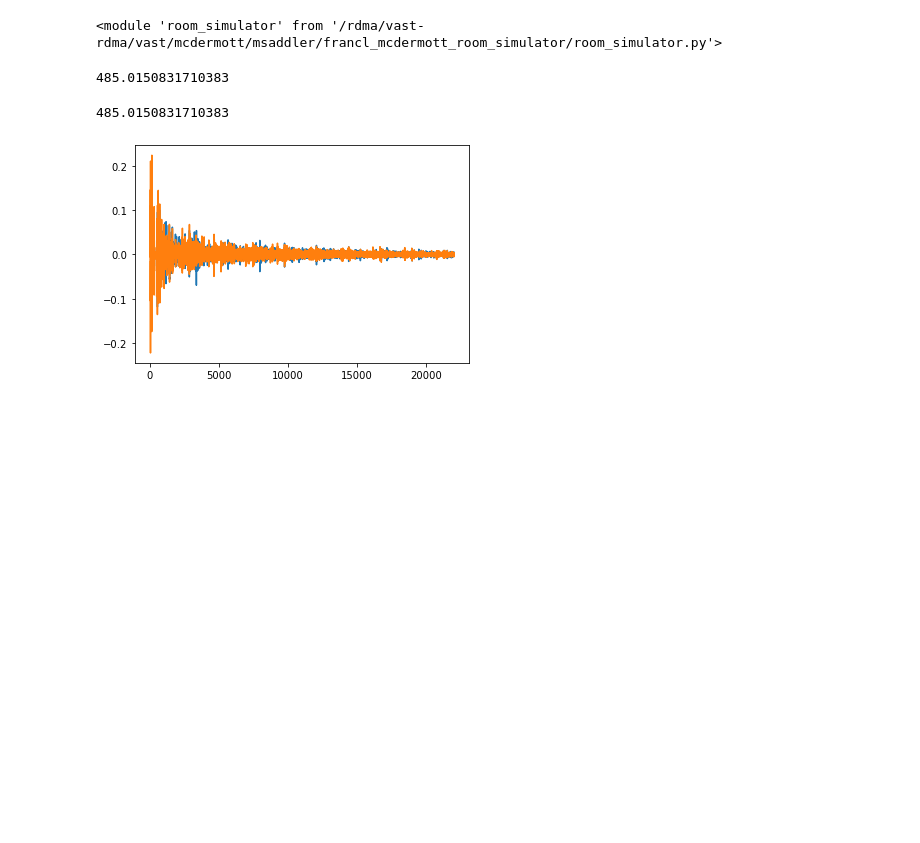
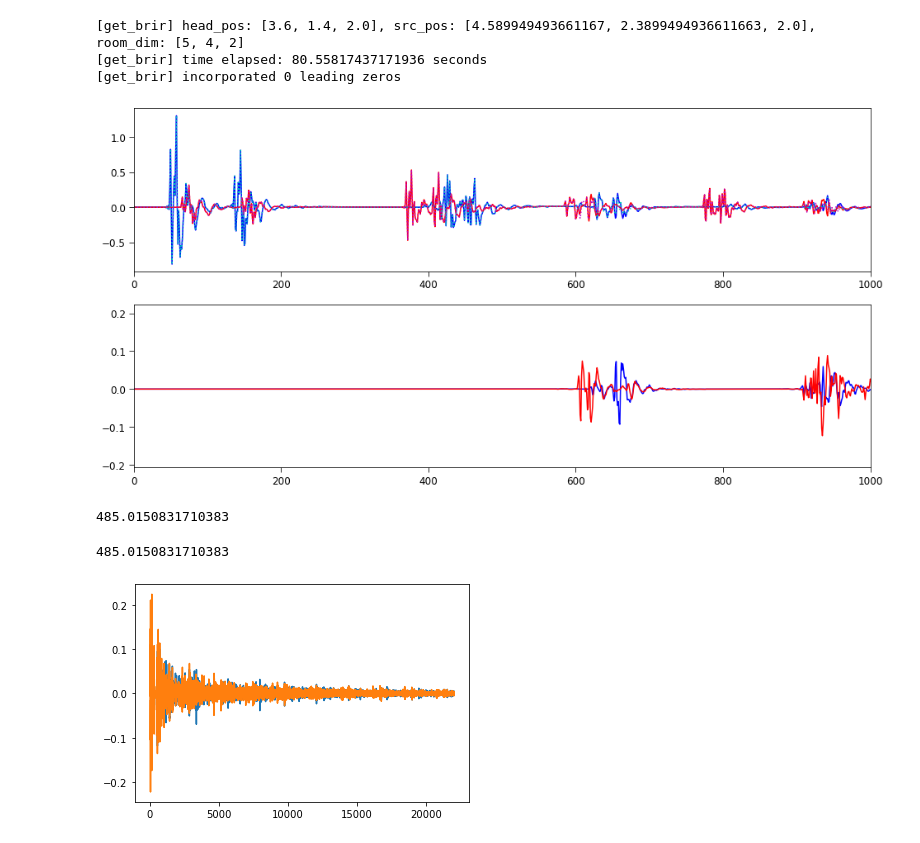
Before and after one commit to msaddler/virtual_acoustic_room, a Jupyter notebook: notebook_port.ipynb, the cells around one changed output. Saved outputs shown, nothing was run; the diff lists cells and outputs as text; code cells hidden in the pictures; blank space fills up the shorter version.

Commit message:
adding functionality from room_simulator.py to port.py

```diff
--- a/notebook_port.ipynb
+++ b/notebook_port.ipynb
@@ -7,6 +7,7 @@ import scipy.interpolate
 import scipy.io
 import matlab.engine
 import importlib
+import soundfile as sf
 
 import matplotlib.pyplot as plt
 
@@ -15,8 +16,67 @@ importlib.reload(port)
 
 import room_simulator
 importlib.reload(room_simulator)
+
+sys.path.append('/om2/user/msaddler/python-packages/msutil')
+import util_figures
+import util_stimuli
+import util_misc
-# %% [output]
-<module 'room_simulator' from '/rdma/vast-rdma/vast/mcdermott/msaddler/francl_mcdermott_room_simulator/room_simulator.py'>
+# %%
+# brir_msaddler = port.get_brir(
+#     room_materials=[23, 23, 23, 23, 23, 26],
+#     room_dim_xyz=[3, 3, 4],
+#     head_pos_xyz=[1.4, 1.6, 2.0],
+#     head_azim=0,
+#     src_azim=35,
+#     src_elev=15,
+#     src_dist=1.4,
+#     buffer_pos=0,
+#     sr=44100,
+#     dur=0.5,
+#     incorporate_lead_zeros=False)
+# fn = '/scratch2/weka/mcdermott/francl/Room_Simulator_20181115_Rebuild/Expanded_HRIRdist140-5deg_elev_az_room3x3y4z_materials23wall23floor26ciel/15elev_35az_1.40x1.60y2.00z_l.wav'
+# y_l, sr = sf.read(fn)
+# y_r, sr = sf.read(fn.replace('_l.wav', '_r.wav'))
+# brir_francl = np.stack([y_l, y_r], axis=1)
+
+brir_msaddler = port.get_brir(
+    room_materials=[1, 1, 1, 1, 15, 16],
+    room_dim_xyz=[5, 4, 2],
+    head_pos_xyz=[3.6, 1.4, 2.0],
+    head_azim=0,
+    src_azim=45,
+    src_elev=0,
+    src_dist=1.4,
+    buffer_pos=0,
+    sr=44100,
+    dur=0.5,
+    use_jitter=False,
+    incorporate_lead_zeros=False)
+fn = '/scratch2/weka/mcdermott/francl/Room_Simulator_20181115_Rebuild/Expanded_HRIRdist140-5deg_elev_az_room5x4y2z_materials1wall15floor16ciel/0elev_45az_3.60x1.40y2.00z_l.wav'
+y_l, sr = sf.read(fn)
+y_r, sr = sf.read(fn.replace('_l.wav', '_r.wav'))
+brir_francl = np.stack([y_l, y_r], axis=1)
+# %% [output]
+[get_brir] head_pos: [3.6, 1.4, 2.0], src_pos: [4.589949493661167, 2.3899494936611663, 2.0], room_dim: [5, 4, 2]
+[get_brir] time elapsed: 80.55817437171936 seconds
+[get_brir] incorporated 0 leading zeros
+# %%
+fig, ax = plt.subplots(figsize=(16, 8), nrows=2, ncols=1)
+ax[0].plot(brir_msaddler[:, 0], 'b')
+ax[0].plot(brir_msaddler[:, 1], 'r')
+ax[0].plot(brir_francl[:, 0], 'c', ls=':')
+ax[0].plot(brir_francl[:, 1], 'm', ls=':')
+
+ax[1].plot(brir_francl[:, 0] - brir_msaddler[:, 0], 'b')
+ax[1].plot(brir_francl[:, 1] - brir_msaddler[:, 1], 'r')
+for ax_ in ax:
+    util_figures.format_axes(
+        ax_,
+        xlimits=[0, 1000]
+    )
+plt.show()
+# %% [output]
+[figure, added]
 # %%
 eng = matlab.engine.start_matlab();
 # %%
```
Also changed, not shown: 1 other file.
